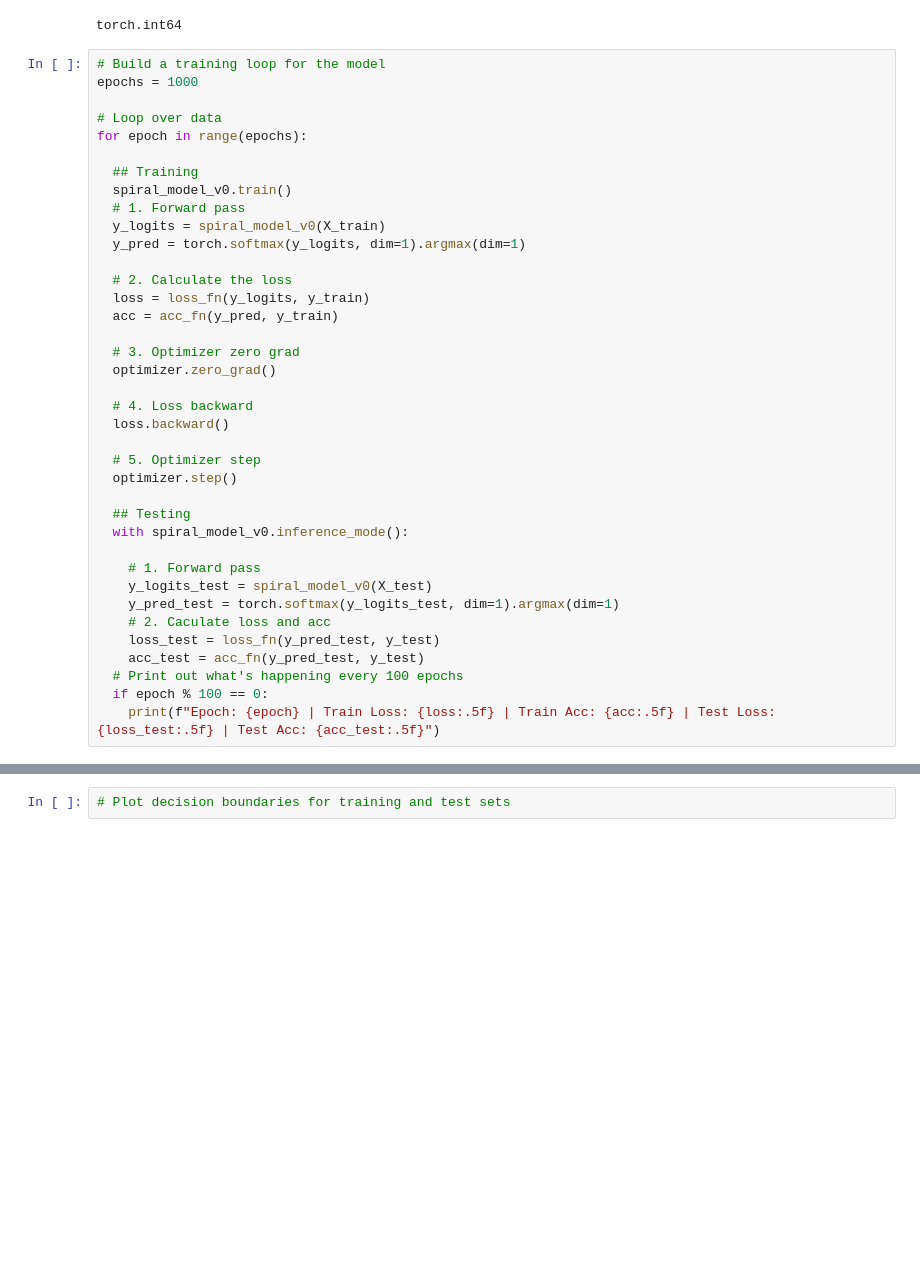
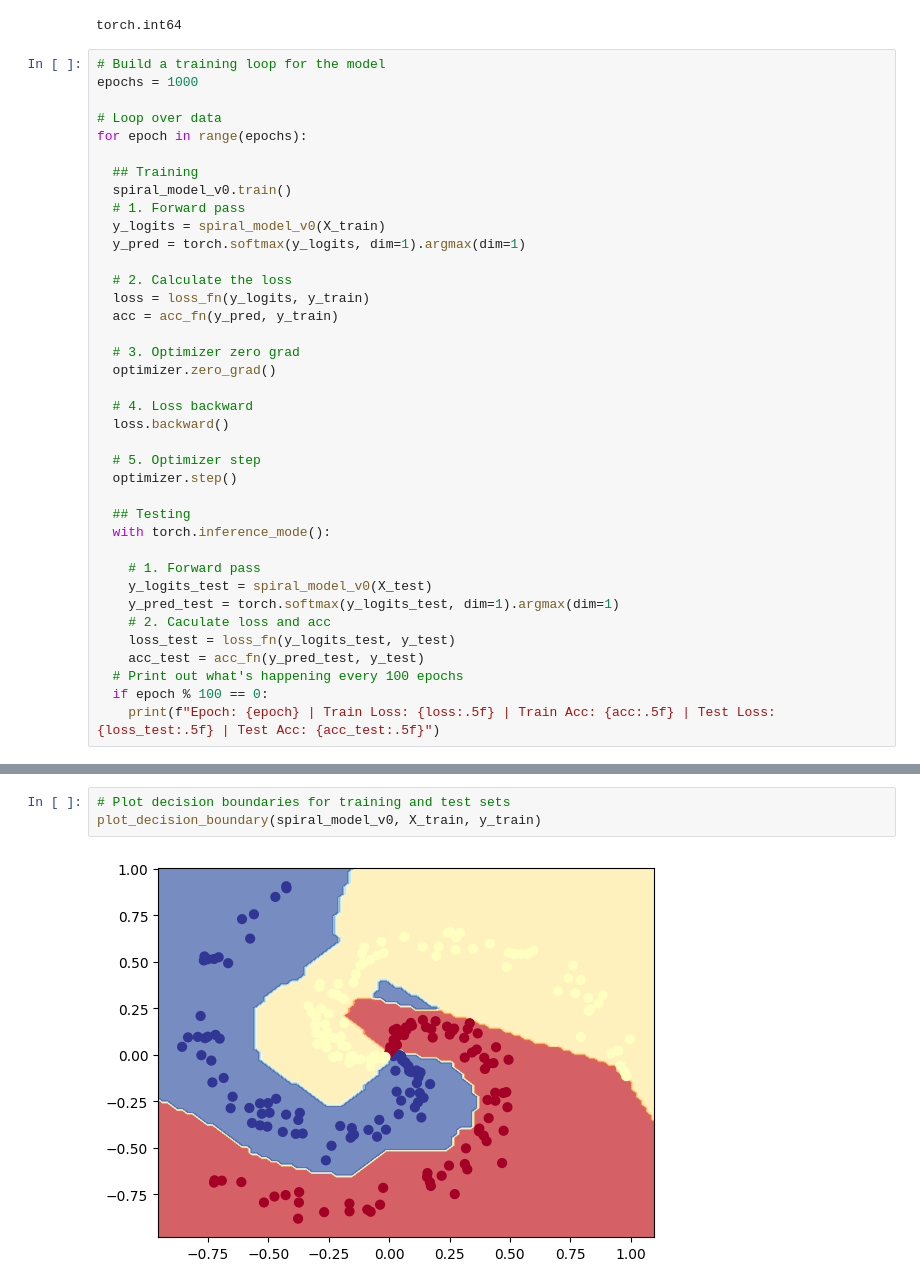
Before and after one commit to OctopussGarden/pytorch-deep-learning, a Jupyter notebook: extras/exercises/02_pytorch_classification_exercises.ipynb, the cells around one changed output, grey strips where cells are left out. Saved outputs shown, nothing was run; the diff lists cells and outputs as text; blank space fills up the shorter version.

```diff
--- a/extras/exercises/02_pytorch_classification_exercises.ipynb
+++ b/extras/exercises/02_pytorch_classification_exercises.ipynb
@@ -456,13 +477,13 @@ for epoch in range(epochs):
   optimizer.step()
 
   ## Testing
-  with spiral_model_v0.inference_mode():
+  with torch.inference_mode():
 
     # 1. Forward pass
     y_logits_test = spiral_model_v0(X_test)
     y_pred_test = torch.softmax(y_logits_test, dim=1).argmax(dim=1)
     # 2. Caculate loss and acc
-    loss_test = loss_fn(y_pred_test, y_test)
+    loss_test = loss_fn(y_logits_test, y_test)
     acc_test = acc_fn(y_pred_test, y_test)
   # Print out what's happening every 100 epochs
   if epoch % 100 == 0:
@@ -472,2 +502,5 @@ Error:
 # %%
 # Plot decision boundaries for training and test sets
+plot_decision_boundary(spiral_model_v0, X_train, y_train)
+# %% [output]
+[figure, added]
```
Also changed, not shown: parts of 6 cells of this notebook.
